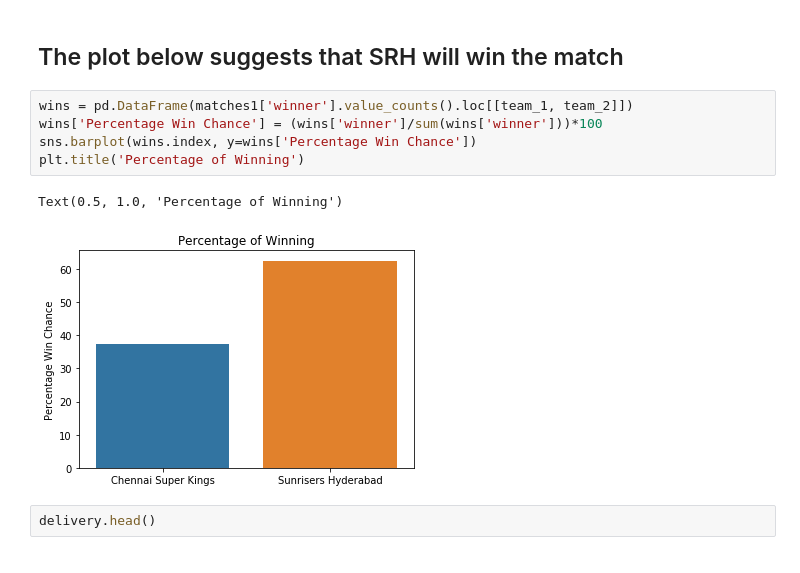
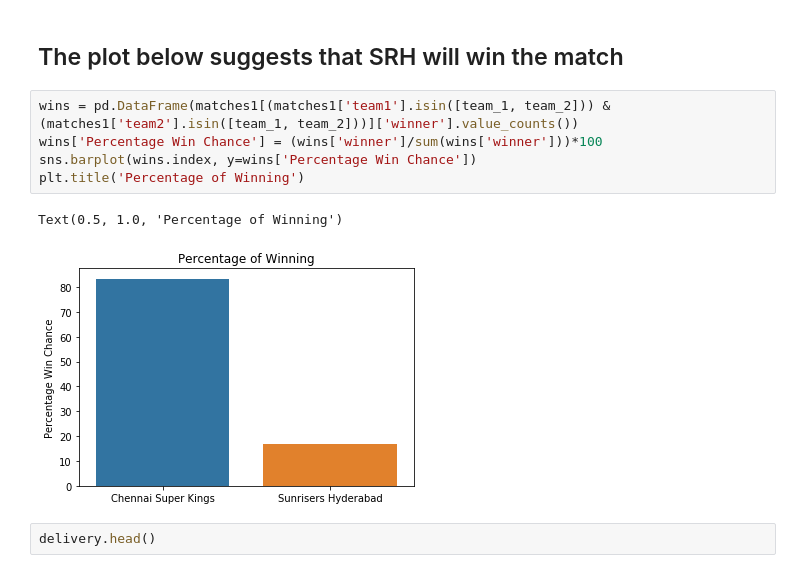
Before and after one commit to bhaskar-29/Widhya, a Jupyter notebook: 12 Oct.ipynb, the cells around one changed output. Saved outputs shown, nothing was run; the diff lists cells and outputs as text.

```diff
--- a/12 Oct.ipynb
+++ b/12 Oct.ipynb
@@ -40,13 +40,13 @@ for col in ['team1', 'team2', 'winner', 'toss_winner']:
 # %% [markdown]
 ## The plot below suggests that SRH will win the match
 # %%
-wins = pd.DataFrame(matches1['winner'].value_counts().loc[[team_1, team_2]])
+wins = pd.DataFrame(matches1[(matches1['team1'].isin([team_1, team_2])) & (matches1['team2'].isin([team_1, team_2]))]['winner'].value_counts())
 wins['Percentage Win Chance'] = (wins['winner']/sum(wins['winner']))*100
 sns.barplot(wins.index, y=wins['Percentage Win Chance'])
 plt.title('Percentage of Winning')
 # %% [output]
 Text(0.5, 1.0, 'Percentage of Winning')
-[figure, old version]
+[figure, new version]
 # %%
 delivery.head()
 # %% [output]
```
Also changed, not shown: parts of 3 cells of this notebook.
